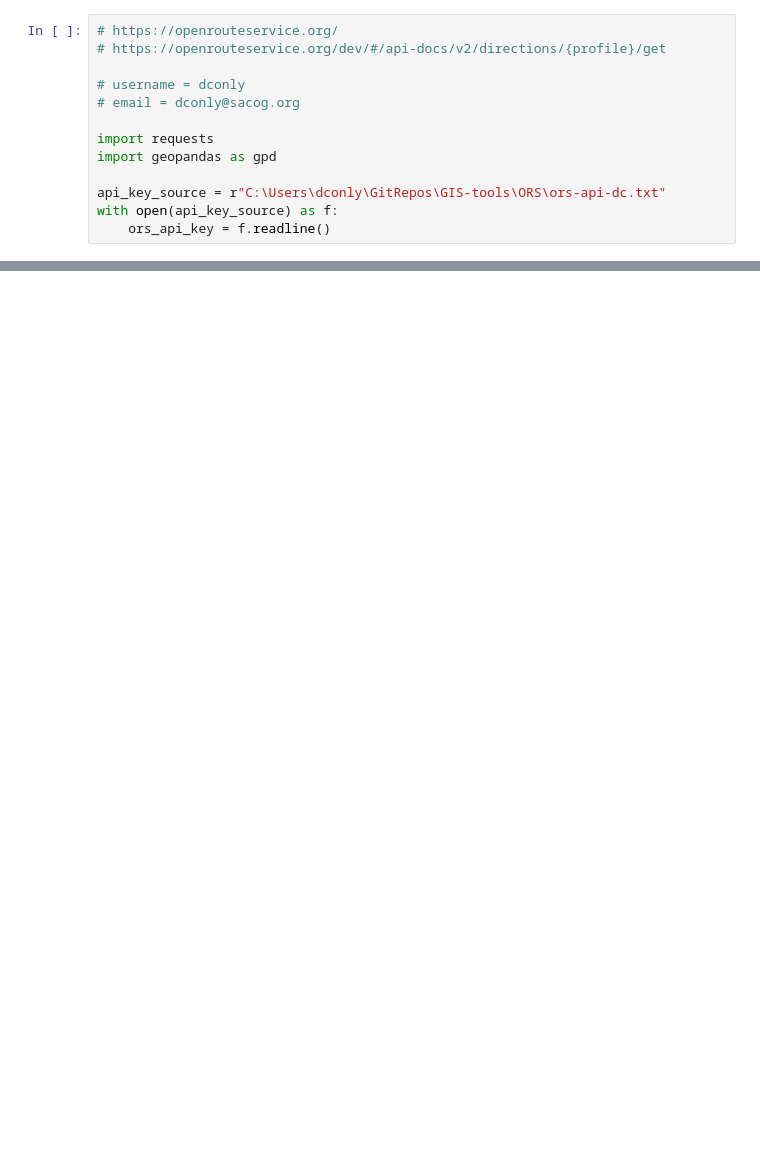
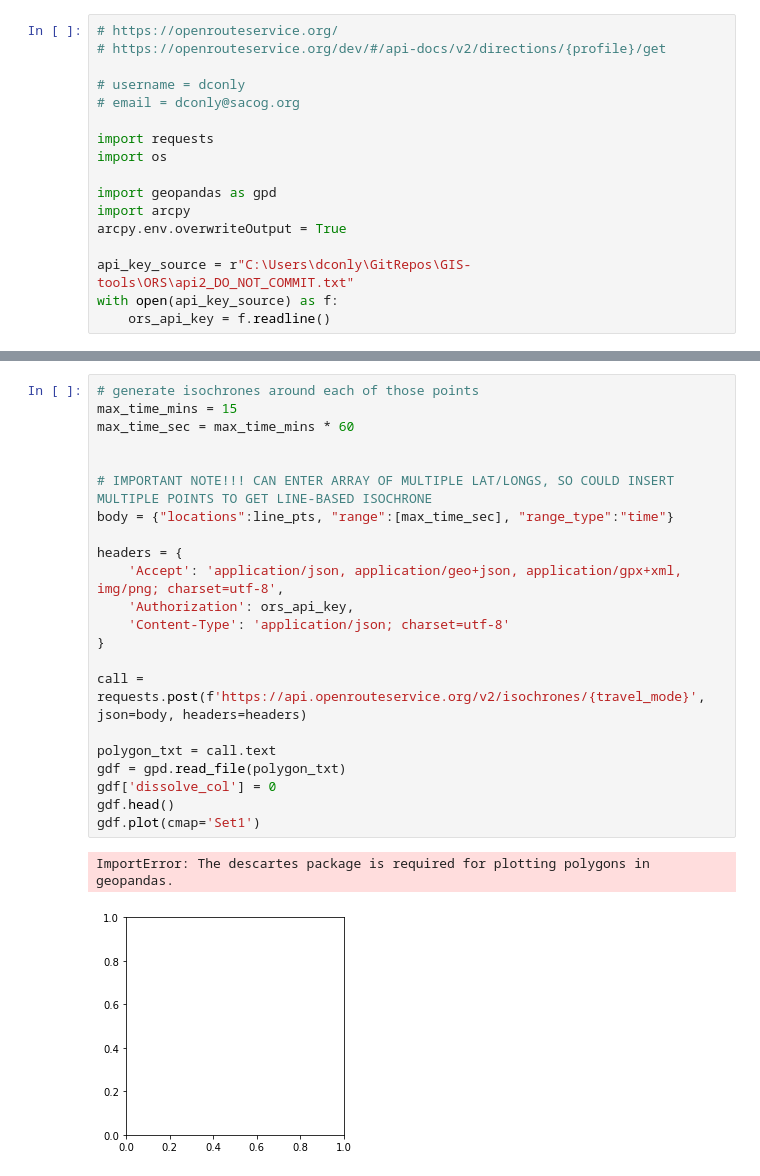
Before and after one commit to SACOG/GIS-tools, a Jupyter notebook: ORS/ORS-isochrones.ipynb, the cells around one changed output, grey strips where cells are left out. Drawn from its saved outputs; the diff is of its cells as text; blank space fills up the shorter version.

Commit message:
updates to ORS isochrone generator

```diff
--- a/ORS/ORS-isochrones.ipynb
+++ b/ORS/ORS-isochrones.ipynb
@@ -6,8 +6,12 @@
 # email = dconly@sacog.org
 
 import requests
+import os
+
 import geopandas as gpd
+import arcpy
+arcpy.env.overwriteOutput = True
 
-api_key_source = r"C:\Users\dconly\GitRepos\GIS-tools\ORS\ors-api-dc.txt"
+api_key_source = r"C:\Users\dconly\GitRepos\GIS-tools\ORS\api2_DO_NOT_COMMIT.txt"
 with open(api_key_source) as f:
     ors_api_key = f.readline()
@@ -108,0 +96,25 @@ fig.show()
+# %%
+# generate isochrones around each of those points
+max_time_mins = 15
+max_time_sec = max_time_mins * 60
+
+
+# IMPORTANT NOTE!!! CAN ENTER ARRAY OF MULTIPLE LAT/LONGS, SO COULD INSERT MULTIPLE POINTS TO GET LINE-BASED ISOCHRONE
+body = {"locations":line_pts, "range":[max_time_sec], "range_type":"time"}
+
+headers = {
+    'Accept': 'application/json, application/geo+json, application/gpx+xml, img/png; charset=utf-8',
+    'Authorization': ors_api_key,
+    'Content-Type': 'application/json; charset=utf-8'
+}
+
+call = requests.post(f'https://api.openrouteservice.org/v2/isochrones/{travel_mode}', json=body, headers=headers)
+
+polygon_txt = call.text
+gdf = gpd.read_file(polygon_txt)
+gdf['dissolve_col'] = 0
+gdf.head()
+gdf.plot(cmap='Set1')
+# %% [output]
+ImportError: The descartes package is required for plotting polygons in geopandas.
+[figure, added]
```
Also changed, not shown: parts of 7 cells of this notebook.
